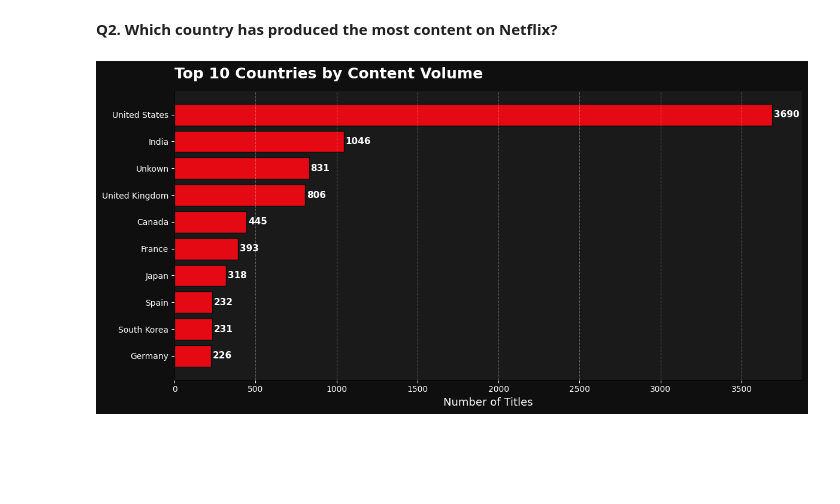
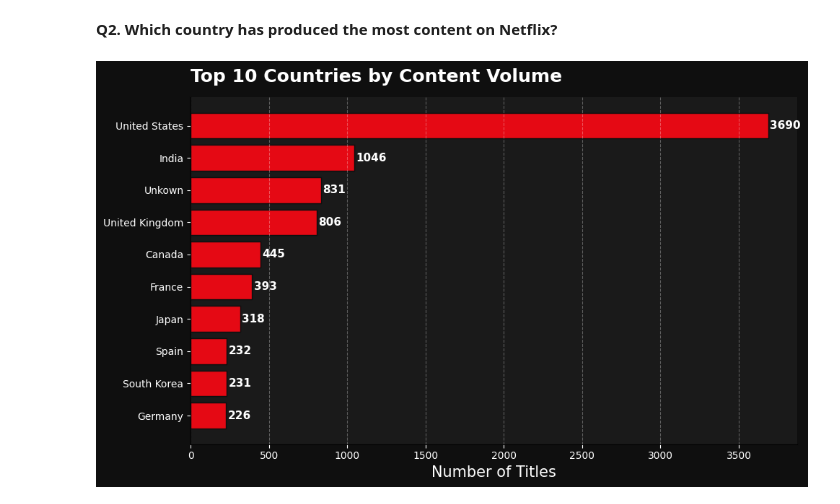
Before and after one commit to Abhaypanchal5/Data-Analytics-Portfolio, a Jupyter notebook: 04_End-To-End-Project/Netflix Analysis/NoteBook/notebook.ipynb, the cells around one changed output. Saved outputs shown, nothing was run; the diff lists cells and outputs as text; code cells hidden in the pictures; blank space fills up the shorter version.

```diff
--- a/04_End-To-End-Project/Netflix Analysis/NoteBook/notebook.ipynb
+++ b/04_End-To-End-Project/Netflix Analysis/NoteBook/notebook.ipynb
@@ -332,30 +332,30 @@ plt.show()
 # %%
 df_country = df_copy.copy()
 df_country = df_country.explode('country')
 df_country['country'] = df_country['country'].str.strip()
 
 top10 = df_country['country'].value_counts().head(10)
 
-fig, ax = plt.subplots(figsize=(12, 6), facecolor='#0F0F0F')
+fig, ax = plt.subplots(figsize=(10, 6), facecolor='#0F0F0F')
 ax.set_facecolor('#1A1A1A')
 
 bars = ax.barh(top10.index, top10.values, color='#E50914', edgecolor='#0F0F0F')
 ax.invert_yaxis()
 
 # Value labels on bars
 for bar in bars:
     ax.text(bar.get_width() + 10, bar.get_y() + bar.get_height()/2,
             str(int(bar.get_width())),
             va='center', color='white', fontsize=11, fontweight='bold')
 
 ax.set_title("Top 10 Countries by Content Volume", fontsize=18,
              weight='bold', color='white', loc='left', pad=15)
-ax.set_xlabel('Number of Titles', fontsize=13, color='white')
+ax.set_xlabel('Number of Titles', fontsize=15, color='white')
 ax.tick_params(colors='white')
 ax.xaxis.grid(True, linestyle='--', alpha=0.3, color='white')
 ax.spines[['top','right']].set_visible(False)
 
 plt.tight_layout()
 plt.show()
 # %% [output]
-[figure, old version]
+[figure, new version]
```
